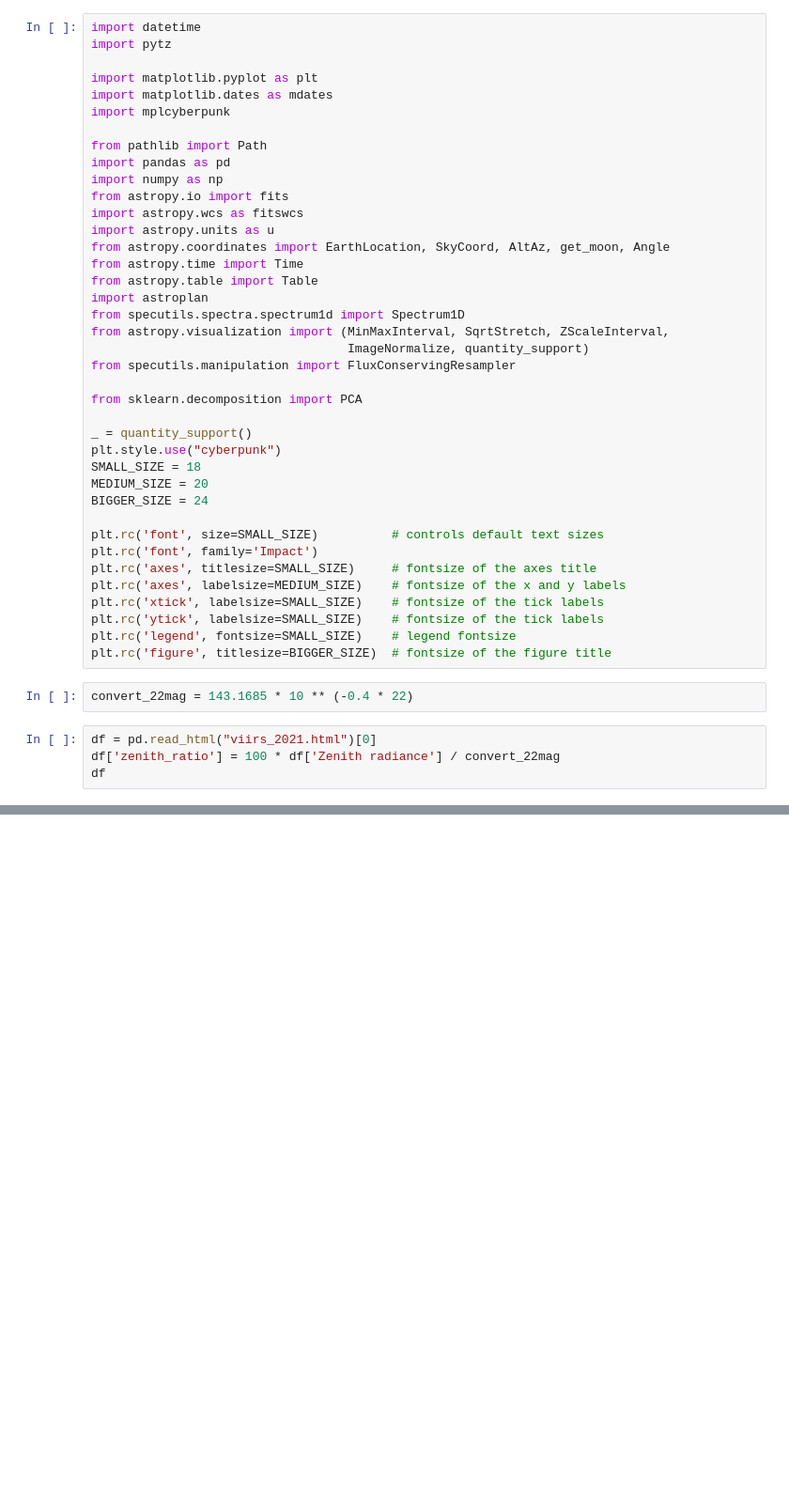
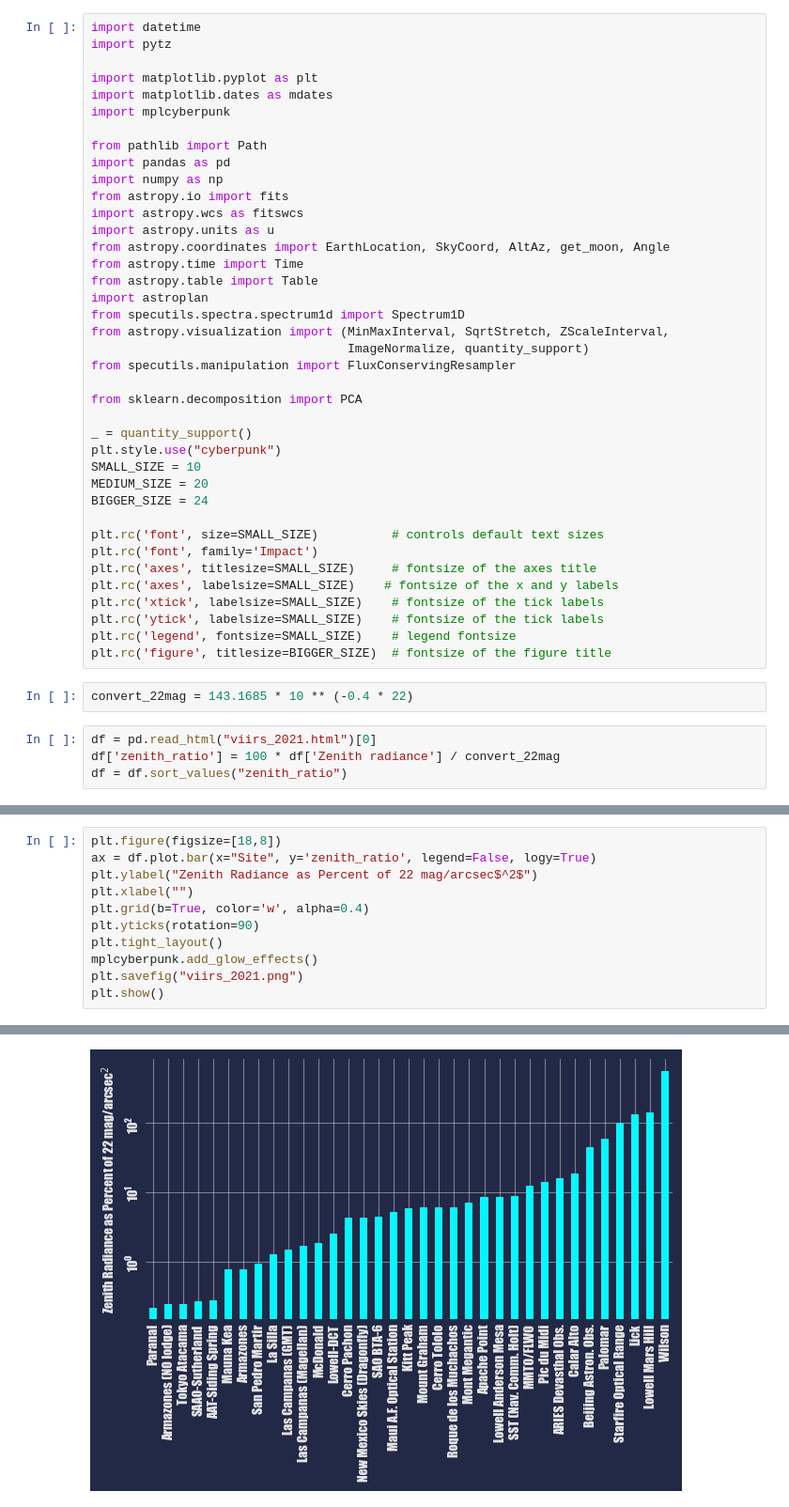
Before and after one commit to tepickering/hecto-sky-background, a Jupyter notebook: viirs.ipynb, the cells around one changed output, grey strips where cells are left out. Shown at 94% size. Saved outputs shown, nothing was run; the diff lists cells and outputs as text; blank space fills up the shorter version.

```diff
--- a/viirs.ipynb
+++ b/viirs.ipynb
@@ -25,14 +25,14 @@ from sklearn.decomposition import PCA
 
 _ = quantity_support()
 plt.style.use("cyberpunk")
-SMALL_SIZE = 18
+SMALL_SIZE = 10
 MEDIUM_SIZE = 20
 BIGGER_SIZE = 24
 
 plt.rc('font', size=SMALL_SIZE)          # controls default text sizes
 plt.rc('font', family='Impact')
 plt.rc('axes', titlesize=SMALL_SIZE)     # fontsize of the axes title
-plt.rc('axes', labelsize=MEDIUM_SIZE)    # fontsize of the x and y labels
+plt.rc('axes', labelsize=SMALL_SIZE)    # fontsize of the x and y labels
 plt.rc('xtick', labelsize=SMALL_SIZE)    # fontsize of the tick labels
 plt.rc('ytick', labelsize=SMALL_SIZE)    # fontsize of the tick labels
 plt.rc('legend', fontsize=SMALL_SIZE)    # legend fontsize
@@ -42,4 +42,4 @@ convert_22mag = 143.1685 * 10 ** (-0.4 * 22)
 # %%
 df = pd.read_html("viirs_2021.html")[0]
 df['zenith_ratio'] = 100 * df['Zenith radiance'] / convert_22mag
-df
+df = df.sort_values("zenith_ratio")
@@ -63,0 +46,12 @@ df
+# %%
+plt.figure(figsize=[18,8])
+ax = df.plot.bar(x="Site", y='zenith_ratio', legend=False, logy=True)
+plt.ylabel("Zenith Radiance as Percent of 22 mag/arcsec$^2$")
+plt.xlabel("")
+plt.grid(b=True, color='w', alpha=0.4)
+plt.yticks(rotation=90)
+plt.tight_layout()
+mplcyberpunk.add_glow_effects()
+plt.savefig("viirs_2021.png")
+plt.show()
+# %% [output]
@@ -63,0 +59 @@ df
+[figure, added]
```
Also changed, not shown: parts of 2 cells of this notebook.
